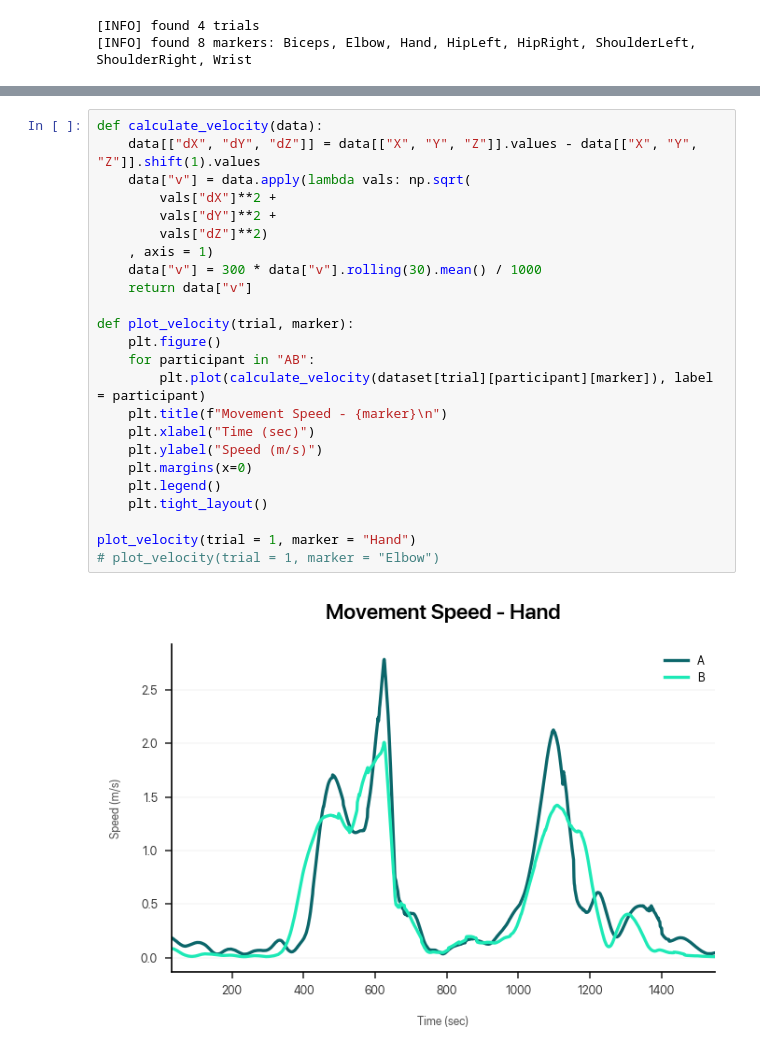
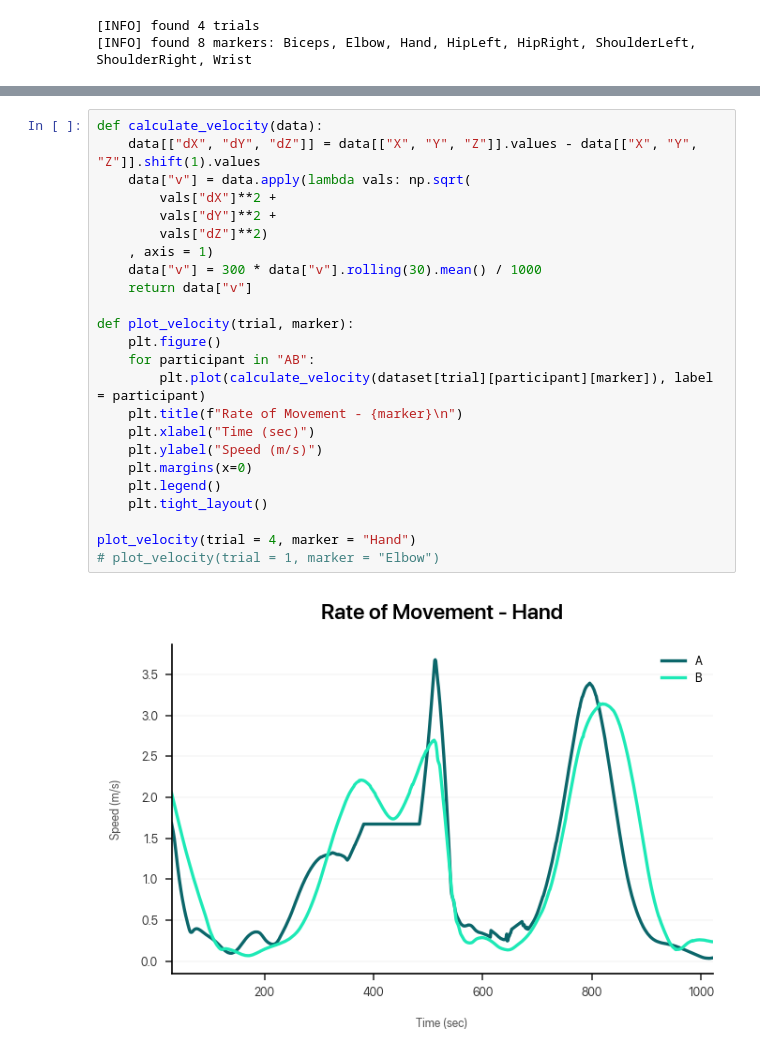
Before and after one commit to dlundgaard/dapup-mocap, a Jupyter notebook: analysis.ipynb, the cells around one changed output, grey strips where cells are left out. Cells and saved outputs as stored; diff of their text form.

```diff
--- a/analysis.ipynb
+++ b/analysis.ipynb
@@ -164,26 +166,26 @@ plot_angles(trial = 1, markers = ("ShoulderRight", "Elbow", "Hand"))
 # %%
 def calculate_velocity(data):
     data[["dX", "dY", "dZ"]] = data[["X", "Y", "Z"]].values - data[["X", "Y", "Z"]].shift(1).values
     data["v"] = data.apply(lambda vals: np.sqrt(
         vals["dX"]**2 +
         vals["dY"]**2 +
         vals["dZ"]**2)
     , axis = 1)
     data["v"] = 300 * data["v"].rolling(30).mean() / 1000
     return data["v"]
 
 def plot_velocity(trial, marker):
     plt.figure()
     for participant in "AB":
         plt.plot(calculate_velocity(dataset[trial][participant][marker]), label = participant)
-    plt.title(f"Movement Speed - {marker}\n")
+    plt.title(f"Rate of Movement - {marker}\n")
     plt.xlabel("Time (sec)")
     plt.ylabel("Speed (m/s)")
     plt.margins(x=0)
     plt.legend()
     plt.tight_layout()
 
-plot_velocity(trial = 1, marker = "Hand")
+plot_velocity(trial = 4, marker = "Hand")
 # plot_velocity(trial = 1, marker = "Elbow")
 # %% [output]
-[figure, old version]
+[figure, new version]
```
Also changed, not shown: parts of 6 cells of this notebook.
